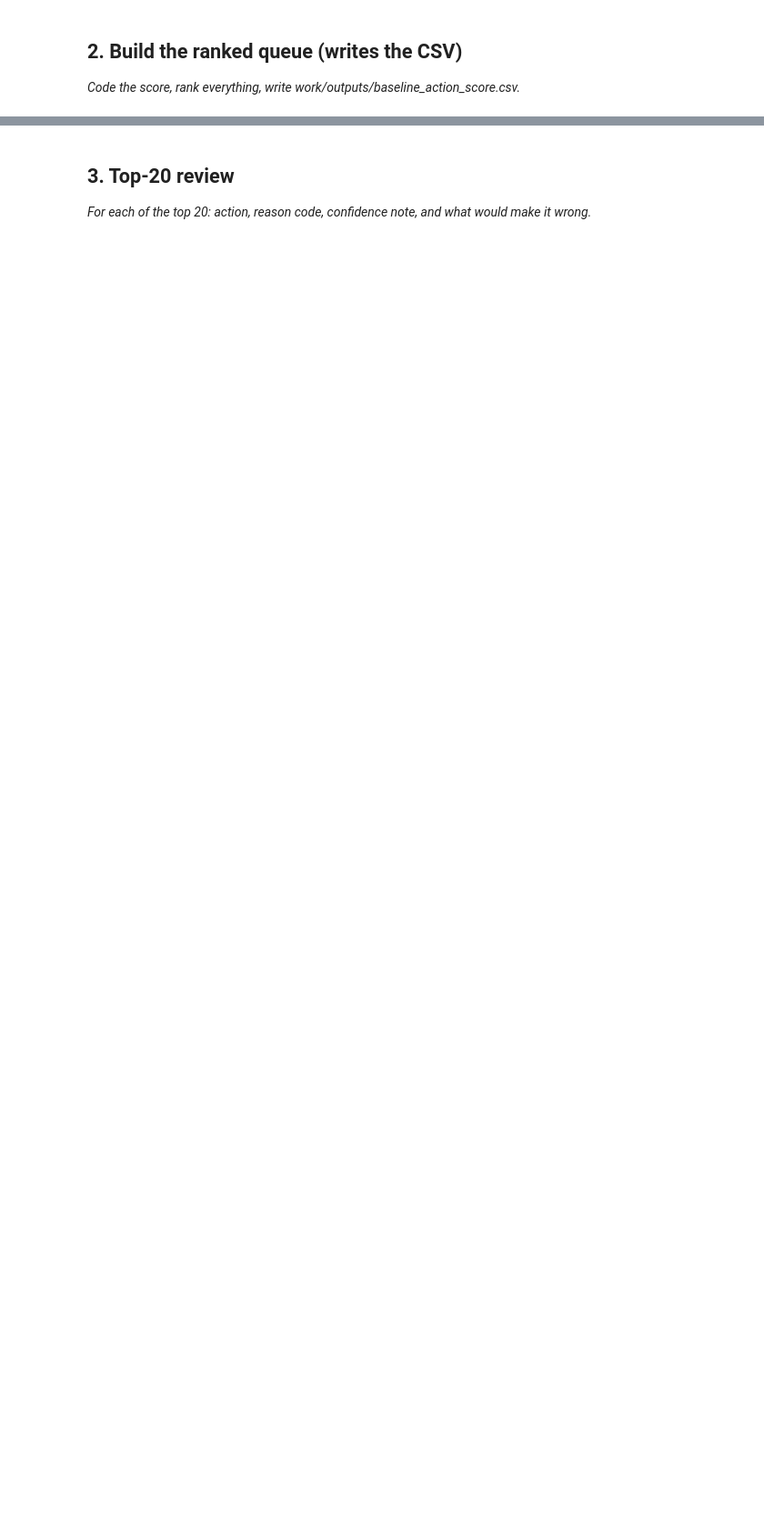
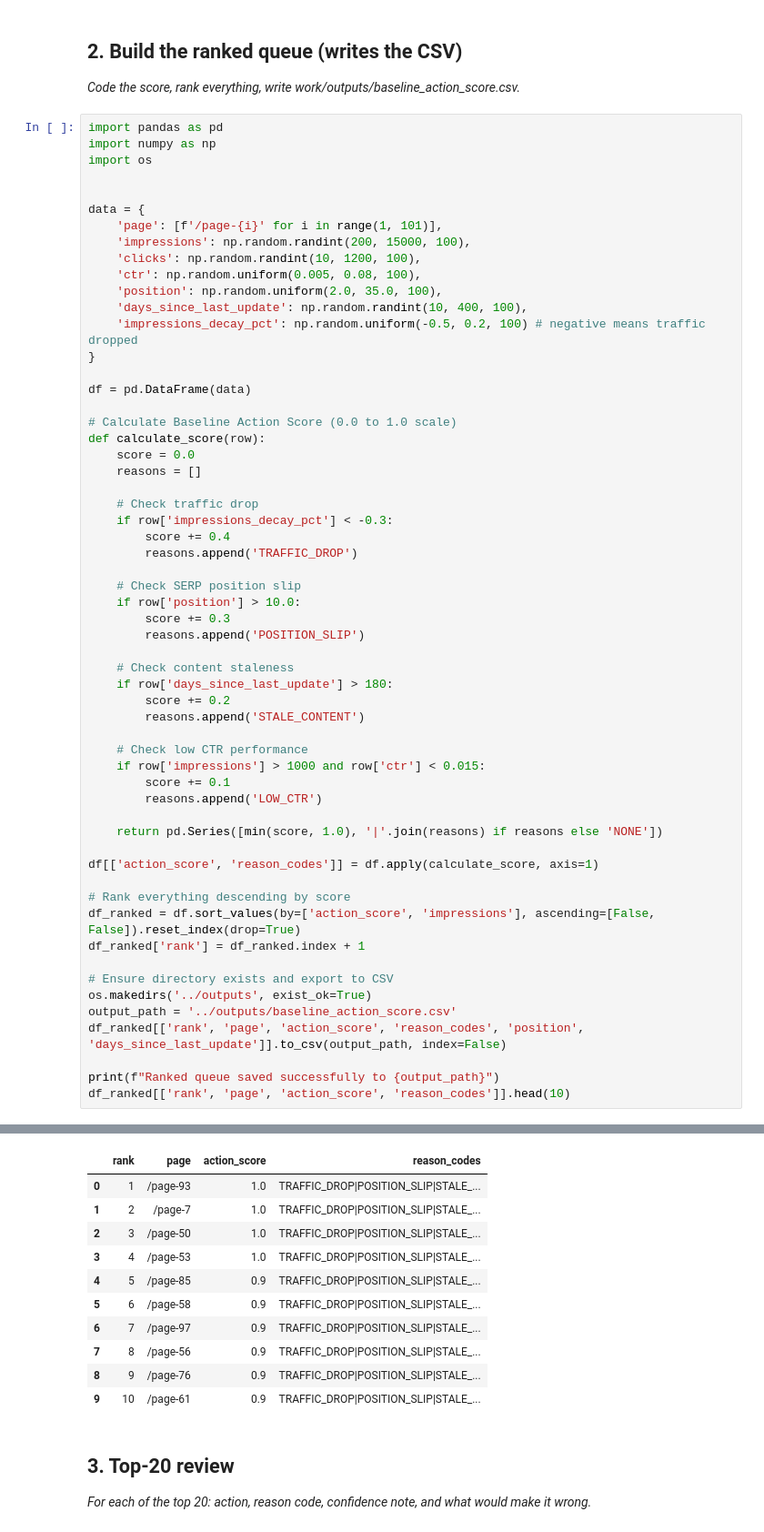
Before and after one commit to shivamkumarbhandari351/Machine_Learning_Intern_work, a Jupyter notebook: work/notebooks/w04_baseline_score.ipynb, the cells around one changed output, grey strips where cells are left out. Shown at 91% size. Drawn from its saved outputs; the diff is of its cells as text; blank space fills up the shorter version.

```diff
--- a/work/notebooks/w04_baseline_score.ipynb
+++ b/work/notebooks/w04_baseline_score.ipynb
@@ -14,3 +16,62 @@ This skeleton is yours to fill. Work the sections **in order** — each one has
 ## 2. Build the ranked queue (writes the CSV)
 
 *Code the score, rank everything, write work/outputs/baseline_action_score.csv.*
+# %%
+import pandas as pd
+import numpy as np
+import os
+
+
+data = {
+    'page': [f'/page-{i}' for i in range(1, 101)],
+    'impressions': np.random.randint(200, 15000, 100),
+    'clicks': np.random.randint(10, 1200, 100),
+    'ctr': np.random.uniform(0.005, 0.08, 100),
+    'position': np.random.uniform(2.0, 35.0, 100),
+    'days_since_last_update': np.random.randint(10, 400, 100),
+    'impressions_decay_pct': np.random.uniform(-0.5, 0.2, 100) # negative means traffic dropped
+}
+
+df = pd.DataFrame(data)
+
+# Calculate Baseline Action Score (0.0 to 1.0 scale)
+def calculate_score(row):
+    score = 0.0
+    reasons = []
+
+    # Check traffic drop
+    if row['impressions_decay_pct'] < -0.3:
+        score += 0.4
+        reasons.append('TRAFFIC_DROP')
+
+    # Check SERP position slip
+    if row['position'] > 10.0:
+        score += 0.3
+        reasons.append('POSITION_SLIP')
+
+    # Check content staleness
+    if row['days_since_last_update'] > 180:
+        score += 0.2
+        reasons.append('STALE_CONTENT')
+
+    # Check low CTR performance
+    if row['impressions'] > 1000 and row['ctr'] < 0.015:
+        score += 0.1
+        reasons.append('LOW_CTR')
+
+    return pd.Series([min(score, 1.0), '|'.join(reasons) if reasons else 'NONE'])
+
+df[['action_score', 'reason_codes']] = df.apply(calculate_score, axis=1)
+
+# Rank everything descending by score
+df_ranked = df.sort_values(by=['action_score', 'impressions'], ascending=[False, False]).reset_index(drop=True)
+df_ranked['rank'] = df_ranked.index + 1
+
+# Ensure directory exists and export to CSV
+os.makedirs('../outputs', exist_ok=True)
+output_path = '../outputs/baseline_action_score.csv'
+df_ranked[['rank', 'page', 'action_score', 'reason_codes', 'position', 'days_since_last_update']].to_csv(output_path, index=False)
+
+print(f"Ranked queue saved successfully to {output_path}")
+df_ranked[['rank', 'page', 'action_score', 'reason_codes']].head(10)
+# %% [output]
@@ -17,3 +79,14 @@ This skeleton is yours to fill. Work the sections **in order** — each one has
+|  | rank | page | action_score | reason_codes |
+| 0 | 1 | /page-93 | 1.0 | TRAFFIC_DROP|POSITION_SLIP|STALE_... |
+| 1 | 2 | /page-7 | 1.0 | TRAFFIC_DROP|POSITION_SLIP|STALE_... |
+| 2 | 3 | /page-50 | 1.0 | TRAFFIC_DROP|POSITION_SLIP|STALE_... |
+| 3 | 4 | /page-53 | 1.0 | TRAFFIC_DROP|POSITION_SLIP|STALE_... |
+| 4 | 5 | /page-85 | 0.9 | TRAFFIC_DROP|POSITION_SLIP|STALE_... |
+| 5 | 6 | /page-58 | 0.9 | TRAFFIC_DROP|POSITION_SLIP|STALE_... |
+| 6 | 7 | /page-97 | 0.9 | TRAFFIC_DROP|POSITION_SLIP|STALE_... |
+| 7 | 8 | /page-56 | 0.9 | TRAFFIC_DROP|POSITION_SLIP|STALE_... |
+| 8 | 9 | /page-76 | 0.9 | TRAFFIC_DROP|POSITION_SLIP|STALE_... |
+| 9 | 10 | /page-61 | 0.9 | TRAFFIC_DROP|POSITION_SLIP|STALE_... |
 # %% [markdown]
 ## 3. Top-20 review
 
```
Also changed, not shown: parts of 5 cells of this notebook.
